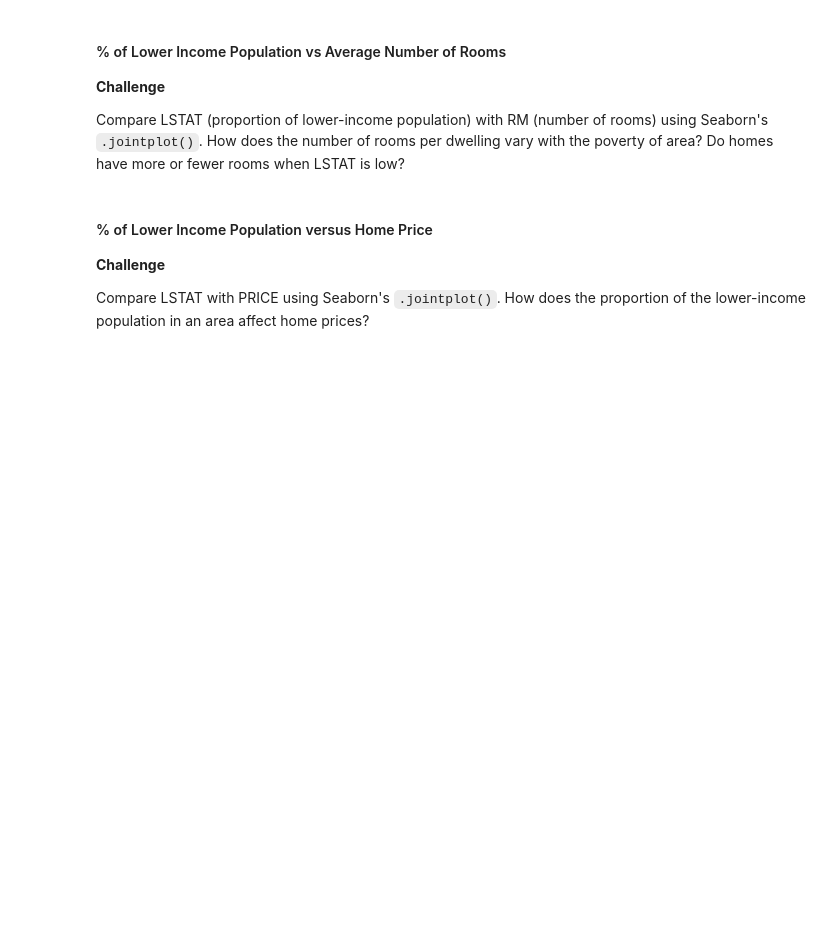
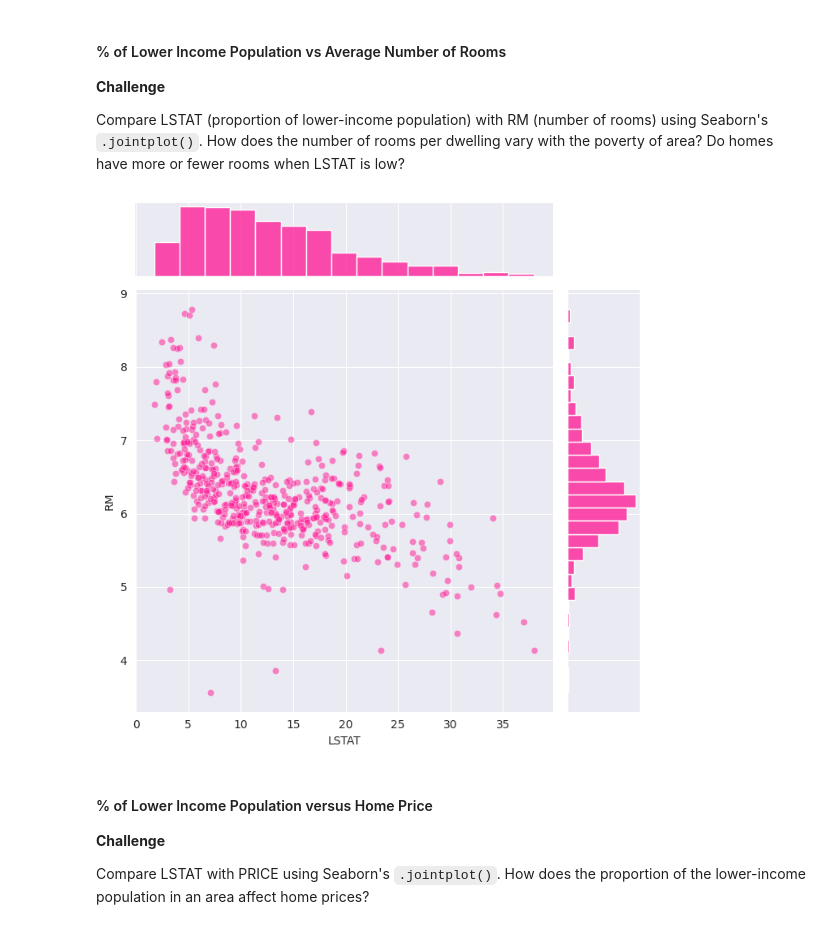
Before and after one commit to Soulbolt/Day-81-Capstone-Project-Predict-house-prices, a Jupyter notebook: Multivariable_Regression_and_Valuation_Model_(start).ipynb, the cells around one changed output. Drawn from its saved outputs; the diff is of its cells as text; code cells hidden in the pictures; blank space fills up the shorter version.

Commit message:
Complete % of Lower Income Population vs Aeverage Number of Rooms, % of LIP vs Home Price, Number of Rooms vs Home Value Chart Challenges.

```diff
--- a/Multivariable_Regression_and_Valuation_Model_(start).ipynb
+++ b/Multivariable_Regression_and_Valuation_Model_(start).ipynb
@@ -284,6 +284,12 @@ plt.show()
 **Challenge**
 
 Compare LSTAT (proportion of lower-income population) with RM (number of rooms) using Seaborn's `.jointplot()`. How does the number of rooms per dwelling vary with the poverty of area? Do homes have more or fewer rooms when LSTAT is low?
+# %%
+with sns.axes_style("darkgrid"):
+    sns.jointplot(x=data.LSTAT, y=data.RM, height=7, color="deeppink", joint_kws={"alpha": 0.5})
+plt.show()
+# %% [output]
+[figure, added]
 # %% [markdown]
 #### % of Lower Income Population versus Home Price
 
```
Also changed, not shown: parts of 2 cells of this notebook.
